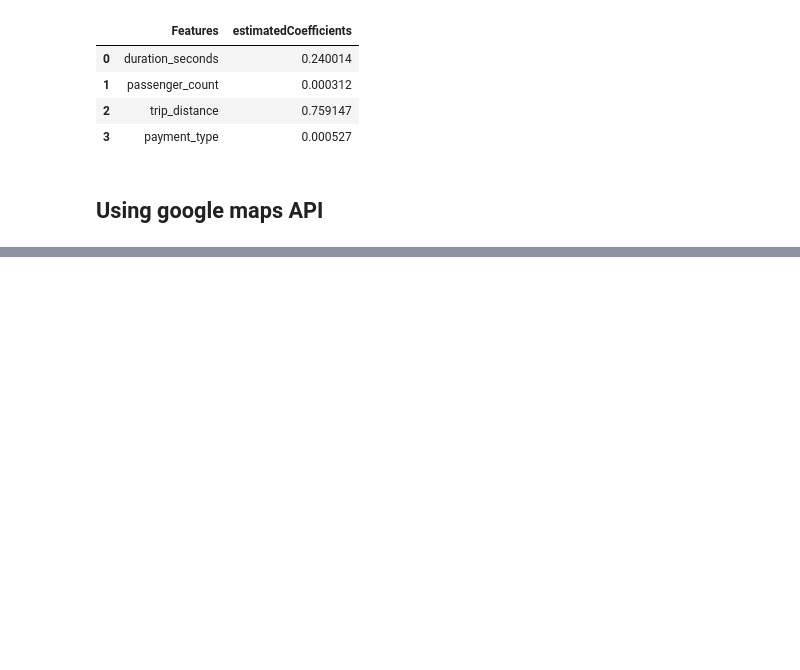
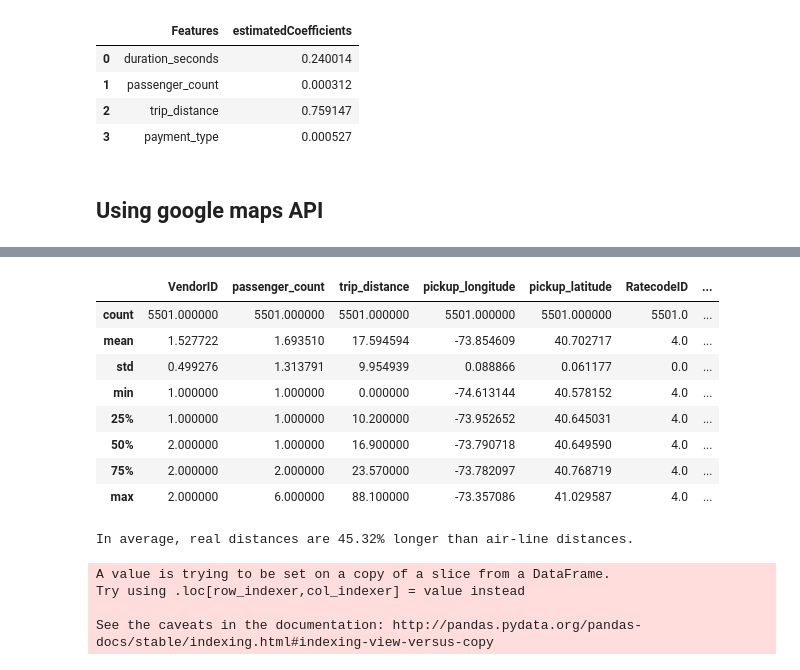
Before and after one commit to Sitorias/TaxiPrediction, a Jupyter notebook: Task 2 - Predicting Taxi Ride Prices - Leo.ipynb, the cells around one changed output, grey strips where cells are left out. Saved outputs shown, nothing was run; the diff lists cells and outputs as text; code cells hidden in the pictures; blank space fills up the shorter version.

```diff
--- a/Task 2 - Predicting Taxi Ride Prices - Leo.ipynb
+++ b/Task 2 - Predicting Taxi Ride Prices - Leo.ipynb
@@ -696,2 +684,6 @@ fig2
+# %%
+#remove trips that start and end in manhattan as these should not have this ratecode
+ratecode4set = ratecode4set[-(ratecode4set.startsInManhattan & ratecode4set.endsInManhattan)]
+np.shape(ratecode4set)
 # %%
 #get trips that started in manhatten and ended out of the city
@@ -726,10 +719,20 @@ tripsToNorth = sample[sample.apply(lambda x: x["pickup_latitude"]<x["dropoff_lat
 # %%
+# this shows the route as suggested by google for the pickup and dropoff locations
 figRoutes = gmaps.figure()
-for index, row in tripsToNorth.iterrows():
+counter = 1
+marker_locations = []
+for index, row in trips.iterrows():
+    # get start and end point
     fromP  = (row["pickup_latitude"],row["pickup_longitude"])
     toP = (row["dropoff_latitude"],row["dropoff_longitude"])
-    route = gmaps.directions_layer(fromP, toP)
+    #add route
+    route = gmaps.directions_layer(fromP, toP, show_markers=False)
     figRoutes.add_layer(route)
+    #add marker for startpoints
+    marker_locations.append(gmaps.Marker(fromP,label=str(counter)))
+    counter= counter +1
 
+marker_layer =  gmaps.drawing_layer(features =marker_locations)
+figRoutes.add_layer(marker_layer)
 figRoutes
 # %% [output]
@@ -740,0 +752,23 @@ figRoutes
+# %%
+# all bridges and tunnels to/from manhattan, bridges marked with ! are highways or tunnels and more likely to be used by taxis
+bridges = [ (40.877720, -73.922362), # 0 henry hudson bridge !
+          (40.873648, -73.911075), # 1 broadway !
+          (40.862840, -73.914986), # 2 university heights bridge
+          (40.846674, -73.927806), # 3 washington bridge - close to v
+          (40.845522, -73.928256), # 4 alexander hamilton bridge !
+          (40.828062, -73.933873), # 5 macombs dam bridge
+          (40.819489, -73.933058), # 6 145th st bridge - close to v
+          (40.814081, -73.933187), # 7 madison avenue bridge
+          (40.807591, -73.932399), # 8 third avenue bridge
+           (40.803516, -73.928818),# 9 willis ave bridge
+           (40.800368, -73.927835), # 10 robert f kennedy bridge !
+           (40.756681, -73.954185), # 11 ed koch queensboro bridge !
+           (40.745106, -73.964063), # 12 queens midtown tunnel !
+           (40.713407, -73.972299), # 13 williamsburg bridge
+           (40.707095, -73.990500), # 14 manhattan bridge
+           (40.705972, -73.996851), # 15 brooklyn bridge !
+           (40.701161, -74.015692), # 16 Hugh l Carey Tunnel
+           (40.727487, -74.020880), # 17 holland tunnel
+           (40.763370, -74.010028), # 18 lincoln tunnel !
+           (40.851644, -73.952118), # 19 george washington bridge !
+          ]
@@ -740,0 +842,25 @@ figRoutes
+# %%
+ratecode4set.describe()
+# %% [output]
+|  | VendorID | passenger_count | trip_distance | pickup_longitude | pickup_latitude | RatecodeID | ... |
+| count | 5501.000000 | 5501.000000 | 5501.000000 | 5501.000000 | 5501.000000 | 5501.0 | ... |
+| mean | 1.527722 | 1.693510 | 17.594594 | -73.854609 | 40.702717 | 4.0 | ... |
+| std | 0.499276 | 1.313791 | 9.954939 | 0.088866 | 0.061177 | 0.0 | ... |
+| min | 1.000000 | 1.000000 | 0.000000 | -74.613144 | 40.578152 | 4.0 | ... |
+| 25% | 1.000000 | 1.000000 | 10.200000 | -73.952652 | 40.645031 | 4.0 | ... |
+| 50% | 2.000000 | 1.000000 | 16.900000 | -73.790718 | 40.649590 | 4.0 | ... |
+| 75% | 2.000000 | 2.000000 | 23.570000 | -73.782097 | 40.768719 | 4.0 | ... |
+| max | 2.000000 | 6.000000 | 88.100000 | -73.357086 | 41.029587 | 4.0 | ... |
+# %%
+adaptFactor = sum(ratecode4set.trip_distance)/sum(ratecode4set.total_over_bridge_distance)
+print("In average, real distances are {:0.2f}% longer than air-line distances.".format((adaptFactor-1)*100))
+# %% [output]
+In average, real distances are 45.32% longer than air-line distances.
+# %%
+#states how much of the fare was contributed by ride in the city. Calculated by
+ratecode4set["inCityPercentage"] = ratecode4set.apply(lambda x: x.in_city_distance/(x.in_city_distance+2*x.out_of_city_distance+0.0001),axis=1)
+# %% [output]
+A value is trying to be set on a copy of a slice from a DataFrame.
+Try using .loc[row_indexer,col_indexer] = value instead
+
+See the caveats in the documentation: http://pandas.pydata.org/pandas-docs/stable/indexing.html#indexing-view-versus-copy
```
Also changed, not shown: parts of 47 cells of this notebook.
